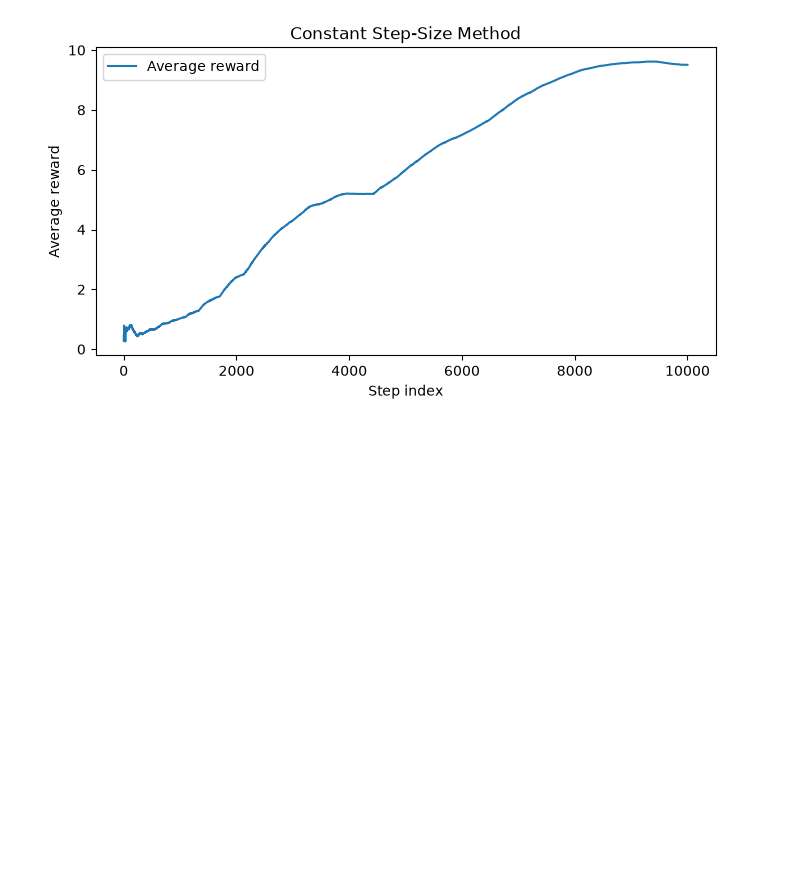
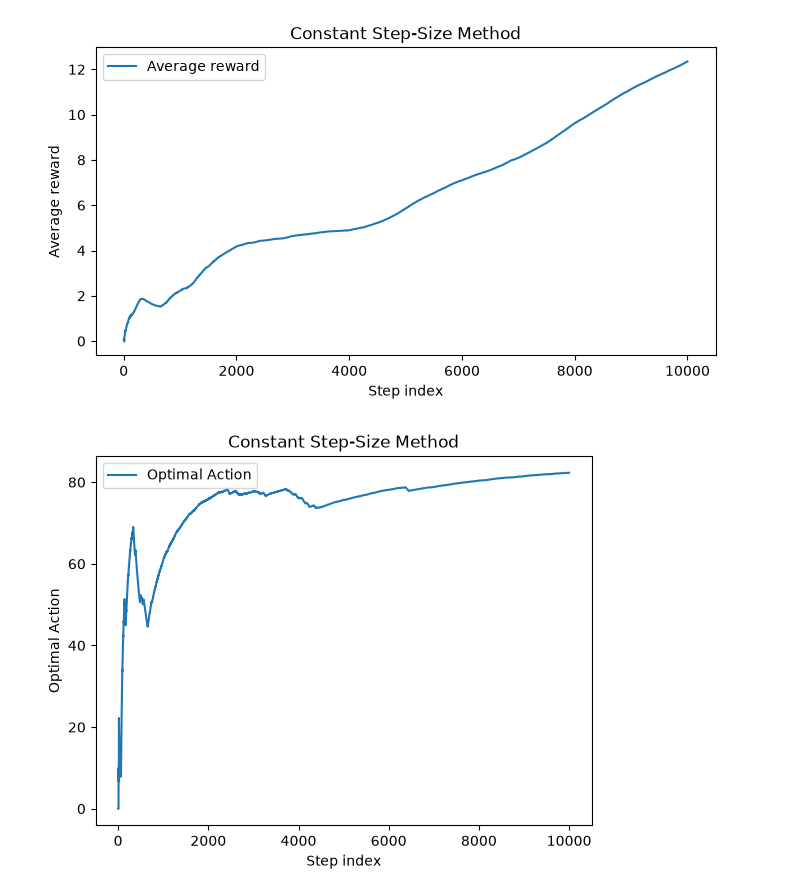
Before and after one commit to shubhammane77/rl-games, a Jupyter notebook: Ten_Bandit.ipynb, the cells around one changed output. Cells and saved outputs as stored; diff of their text form; code cells hidden in the pictures; blank space fills up the shorter version.

```diff
--- a/Ten_Bandit.ipynb
+++ b/Ten_Bandit.ipynb
@@ -11,6 +31,9 @@ longer runs, say of 10,000 steps.
 # Let's do RL for bandit problem
 # sample averages, incrementally computed
 # Qn+1= Qn +1/n(Rn-Qn),
+import numpy as np
+import matplotlib.pyplot as plt
+
 epsilon = 0.1
 
 Q_values = np.zeros(10)
@@ -37,7 +60,7 @@ for i in range(1, 10_000):
 
     optimal_action_percentage.append((time_taken_optimal_action / i)*100)
     # Observe reward
-    reward = np.random.normal(Q_star_values[action], 1)
+    reward = Q_star_values[action]
     N_action[action] +=1
     # Constant step-size update
     Q_values[action] += (1/N_action[action]) * (
@@ -84,13 +107,14 @@ plt.show()
 # #action-value method using a constant step-size parameter,  alpha = 0.1. Use epsilon = 0.1 and
 
 epsilon = 0.1
-alpha = 0.1
+alpha = 0.9
 
 Q_values = np.zeros(10)
 Q_star_values = np.zeros(10)
 
 Average_Reward_History = []
-
+optimal_action_percentage = []
+time_taken_optimal_action=0
 total_reward = 0
 
 for i in range(1, 10_000):
@@ -104,32 +128,52 @@ for i in range(1, 10_000):
     else:
         action = np.argmax(Q_values)
 
+    optimal = np.argmax(Q_star_values)
+    if optimal == action:
+        time_taken_optimal_action +=1
+
+    optimal_action_percentage.append((time_taken_optimal_action / i)*100)
+
     # Observe reward
-    reward = np.random.normal(Q_star_values[action], 1)
+    reward = Q_star_values[action]
 
     # Constant step-size update
     Q_values[action] += alpha * (
         reward - Q_values[action]
     )
 
     # Average reward
     total_reward += reward
     Average_Reward_History.append(total_reward / i)
 
 
 plt.figure(figsize=(8, 4))
 
 plt.plot(
     range(1, 10_000),
     Average_Reward_History,
     label="Average reward"
 )
 
 plt.xlabel("Step index")
 plt.ylabel("Average reward")
 plt.title("Constant Step-Size Method")
 plt.legend()
 
 plt.show()
+
+
+plt.plot(
+    range(1, 10_000),
+    optimal_action_percentage,
+    label="Optimal Action"
+)
+
+plt.xlabel("Step index")
+plt.ylabel("Optimal Action")
+plt.title("Constant Step-Size Method")
+plt.legend()
+plt.show()
 # %% [output]
-[figure, old version]
+[figure, new version]
+[figure, added]
```
Also changed, not shown: parts of 2 cells of this notebook, 1 other file.
